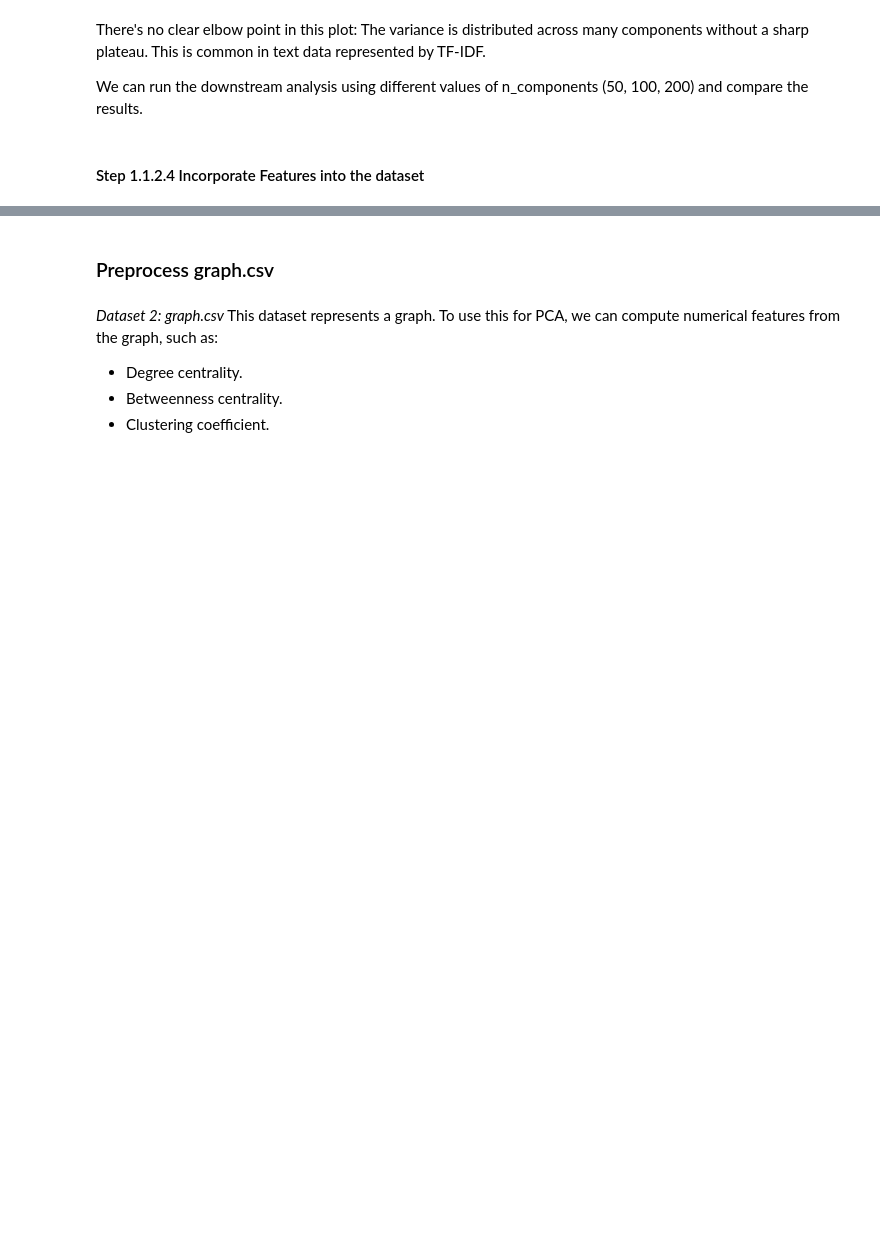
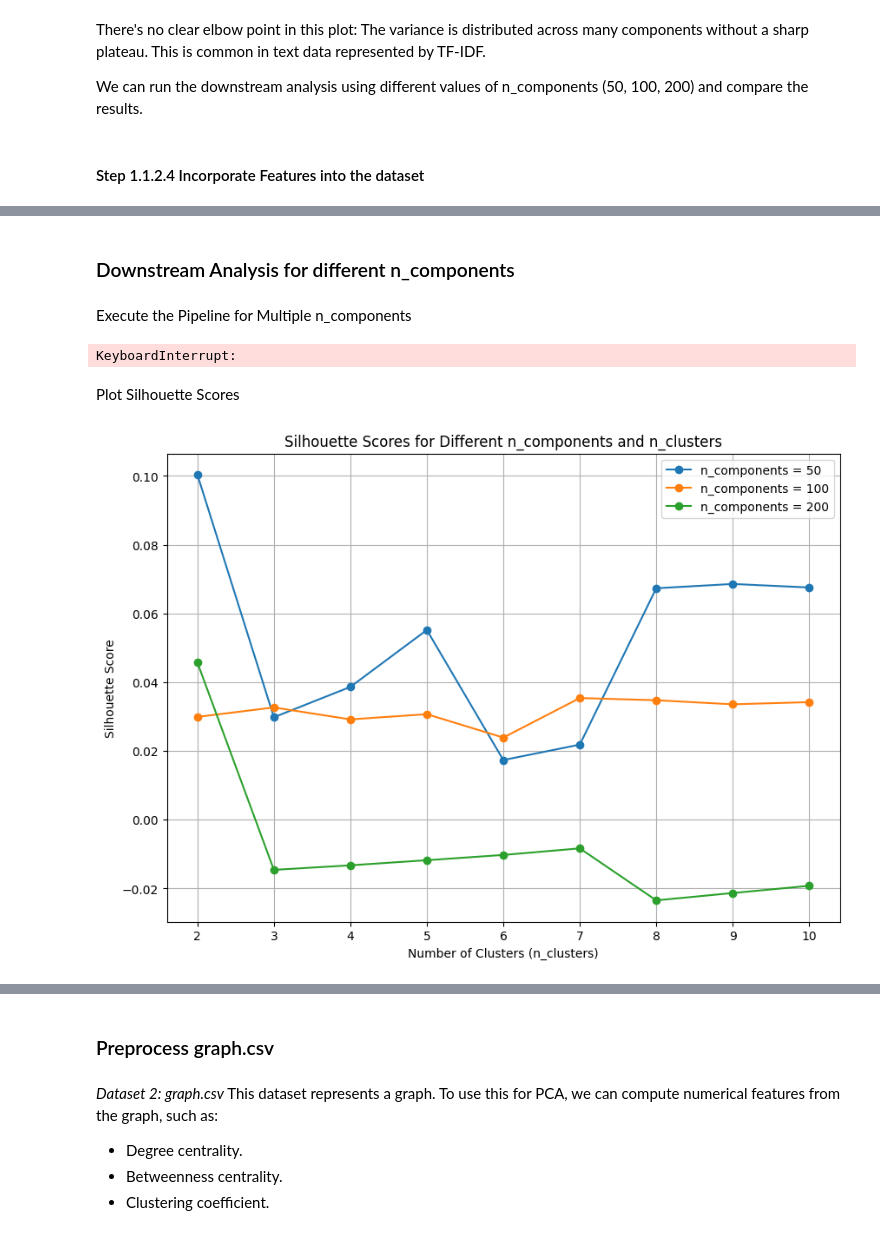
Before and after one commit to msutjipt/Social-Network-Analysis-DA1, a Jupyter notebook: GROUP_F/piet_analysis.ipynb, the cells around one changed output, grey strips where cells are left out. Drawn from its saved outputs; the diff is of its cells as text; code cells hidden in the pictures; blank space fills up the shorter version.

```diff
--- a/GROUP_F/piet_analysis.ipynb
+++ b/GROUP_F/piet_analysis.ipynb
@@ -311,12 +414,0 @@ TODO: Is this necessary?
-# %%
-
-# Normalize all numerical features
-scaler = StandardScaler()
-
-# Normalize all columns except text_id and user_id
-normalized_data = scaler.fit_transform(dataset_pca_combined[['timestap']])
-
-# Create a normalized DataFrame
-normalized_dataset = pd.DataFrame(normalized_data, columns=dataset_pca_combined.select_dtypes(include=['float64', 'int64']).columns)
-
-normalized_dataset
@@ -336,0 +415,2 @@ normalized_dataset
+# %% [markdown]
+### Downstream Analysis for different n_components
@@ -336,0 +438,41 @@ normalized_dataset
+# %% [markdown]
+Execute the Pipeline for Multiple n_components
+# %%
+# Caution: This takes a long time to run!
+
+# Define ranges for n_components and n_clusters
+n_components_list = [50, 100, 200]
+n_clusters_range = range(2, 11)  # Test between 2 and 10 clusters
+
+# Store all results
+all_results = []
+
+for n_components in n_components_list:
+    results = evaluate_clustering(text_features, n_components, n_clusters_range)
+    all_results.extend(results)
+
+# Convert results to a DataFrame for comparison
+results_df = pd.DataFrame(all_results, columns=['n_components', 'n_clusters', 'silhouette_score'])
+
+# Display results
+print(results_df)
+# %% [output]
+KeyboardInterrupt:
+# %% [markdown]
+ Plot Silhouette Scores
+# %%
+# Plot silhouette scores for each n_components
+plt.figure(figsize=(10, 7))
+
+for n_components in n_components_list:
+    subset = results_df[results_df['n_components'] == n_components]
+    plt.plot(subset['n_clusters'], subset['silhouette_score'], marker='o', label=f'n_components = {n_components}')
+
+plt.title('Silhouette Scores for Different n_components and n_clusters')
+plt.xlabel('Number of Clusters (n_clusters)')
+plt.ylabel('Silhouette Score')
+plt.legend()
+plt.grid(True)
+plt.show()
+# %% [output]
+[figure, added]
```
Also changed, not shown: parts of 23 cells of this notebook, 1 other file.
